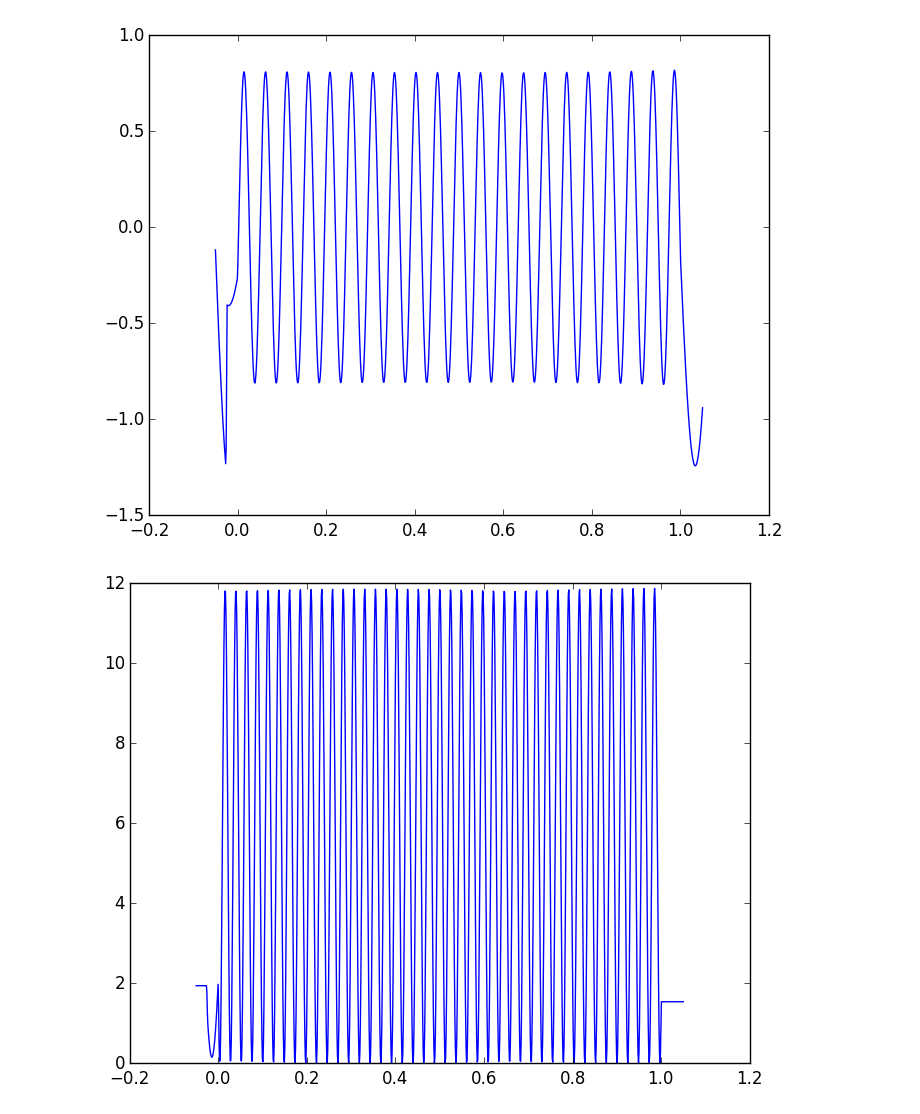
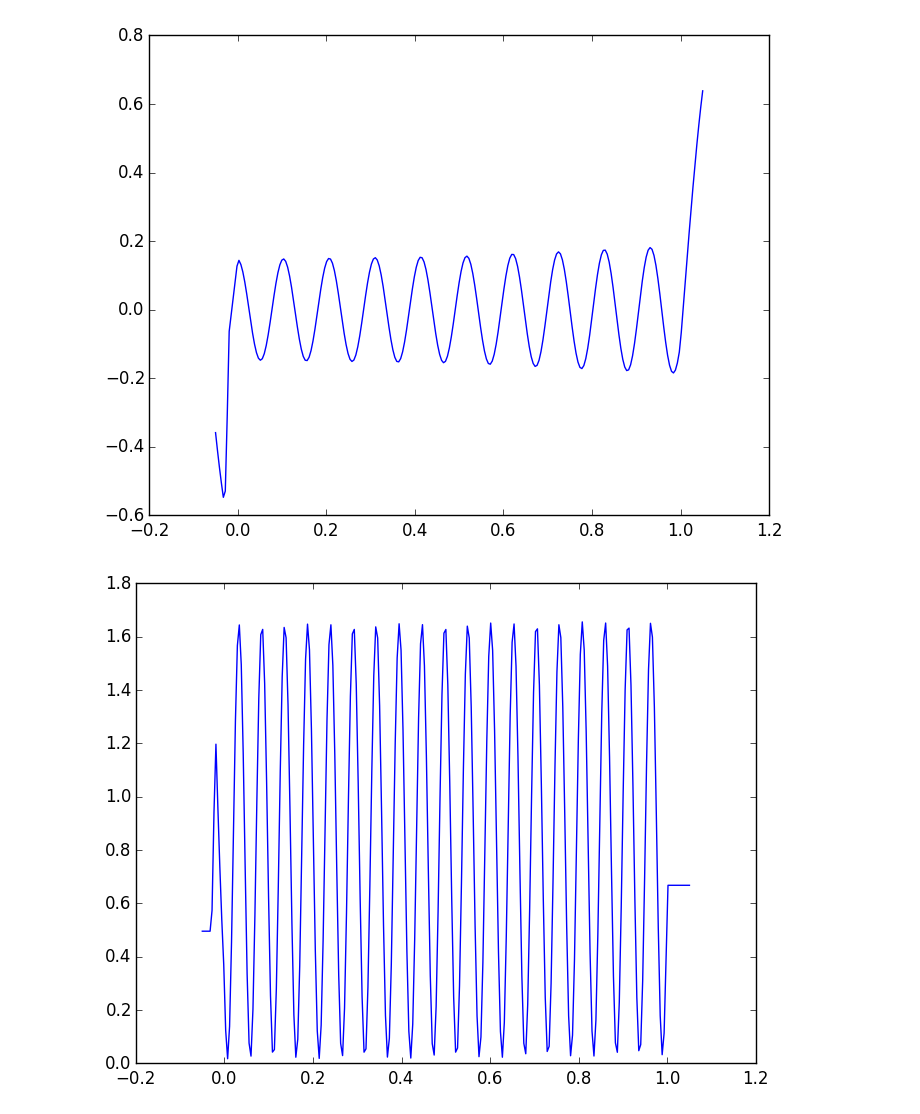
Before and after one commit to wrs28/SALT_1d, a Jupyter notebook: SALT_TEST_1D.ipynb, the cells around one changed output. Drawn from its saved outputs; the diff is of its cells as text; code cells hidden in the pictures.

```diff
--- a/SALT_TEST_1D.ipynb
+++ b/SALT_TEST_1D.ipynb
@@ -332,7 +332,7 @@ inputs["Γ"][2]   = 5
 inputs["Γ_ext"][2+2] = inputs["Γ"][2]
 inputs["Γ"][4]   = 5
 inputs["Γ_ext"][4+2] = inputs["Γ"][4]
-k = 43.16
+k = 20.2
 
 ψL = solve_scattered(inputs,k; F=1., truncate = true)
 
@@ -350,5 +350,5 @@ plot(inputs["x"],abs2(ψL))
-[figure, old version]
+[figure, new version]
-[figure, old version]
+[figure, new version]
 # %%
 #verify solve_scattered nonlinear
 
```
Also changed, not shown: parts of 16 cells of this notebook, 5 other files.
